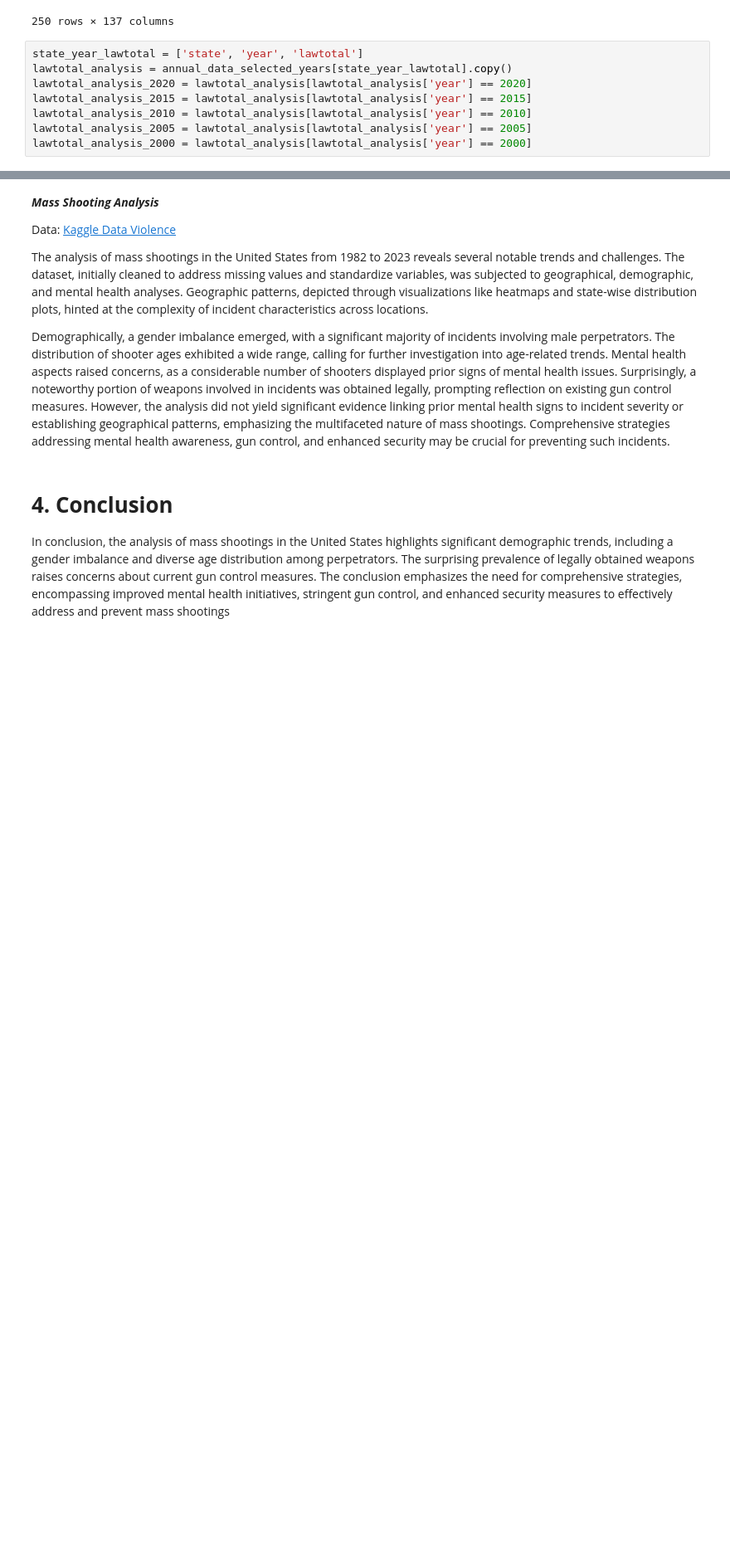
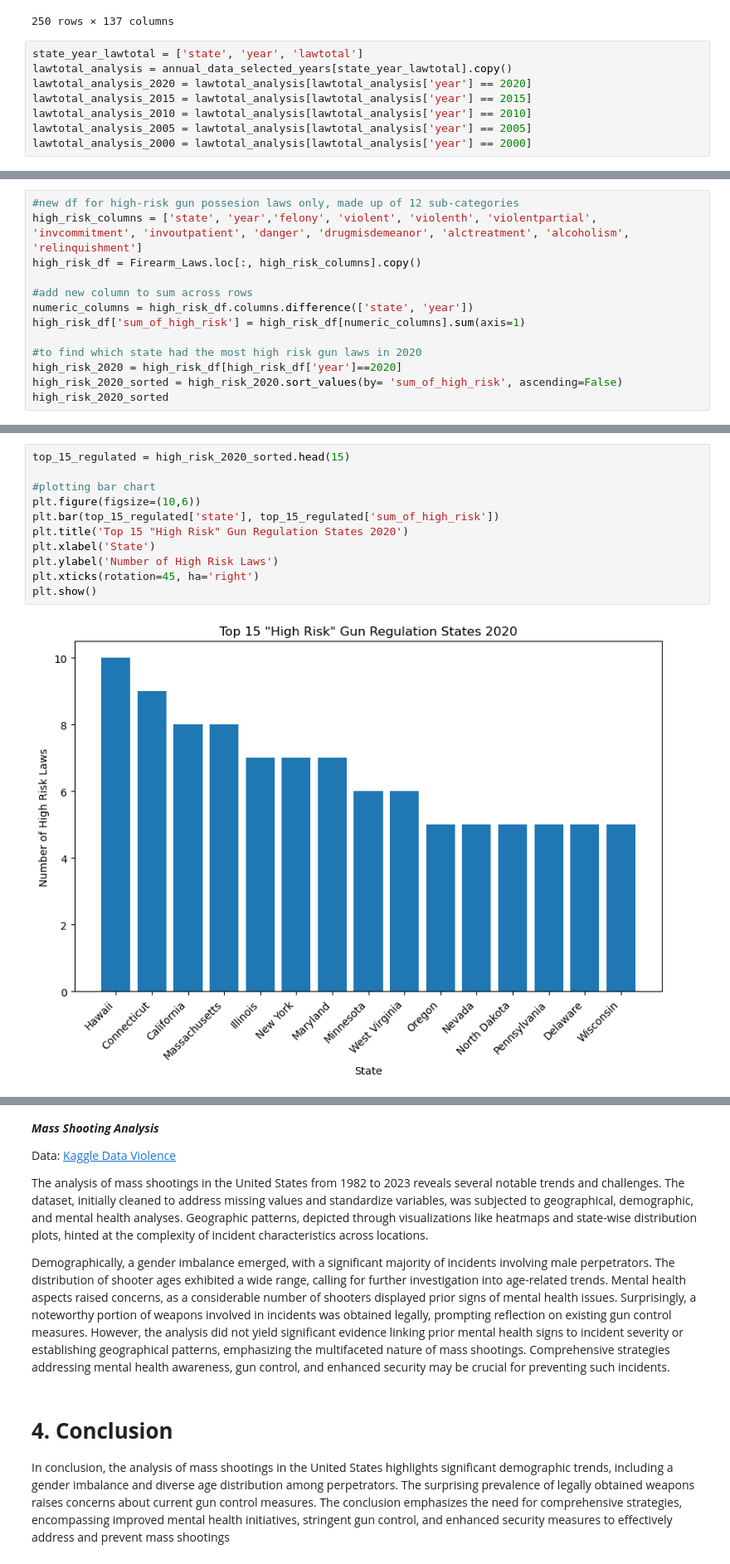
Before and after one commit to alexandracyran/Fall-2023-Gun-Violence, a Jupyter notebook: Final_Gun_Violence_Notebook.ipynb, the cells around one changed output, grey strips where cells are left out. Shown at 83% size. Drawn from its saved outputs; the diff is of its cells as text; blank space fills up the shorter version.

```diff
--- a/Final_Gun_Violence_Notebook.ipynb
+++ b/Final_Gun_Violence_Notebook.ipynb
@@ -100,0 +179,13 @@ lawtotal_analysis_2000 = lawtotal_analysis[lawtotal_analysis['year'] == 2000]
+# %%
+#new df for high-risk gun possesion laws only, made up of 12 sub-categories
+high_risk_columns = ['state', 'year','felony', 'violent', 'violenth', 'violentpartial', 'invcommitment', 'invoutpatient', 'danger', 'drugmisdemeanor', 'alctreatment', 'alcoholism', 'relinquishment']
+high_risk_df = Firearm_Laws.loc[:, high_risk_columns].copy()
+
+#add new column to sum across rows
+numeric_columns = high_risk_df.columns.difference(['state', 'year'])
+high_risk_df['sum_of_high_risk'] = high_risk_df[numeric_columns].sum(axis=1)
+
+#to find which state had the most high risk gun laws in 2020
+high_risk_2020 = high_risk_df[high_risk_df['year']==2020]
+high_risk_2020_sorted = high_risk_2020.sort_values(by= 'sum_of_high_risk', ascending=False)
+high_risk_2020_sorted
@@ -100,0 +210,13 @@ lawtotal_analysis_2000 = lawtotal_analysis[lawtotal_analysis['year'] == 2000]
+# %%
+top_15_regulated = high_risk_2020_sorted.head(15)
+
+#plotting bar chart
+plt.figure(figsize=(10,6))
+plt.bar(top_15_regulated['state'], top_15_regulated['sum_of_high_risk'])
+plt.title('Top 15 "High Risk" Gun Regulation States 2020')
+plt.xlabel('State')
+plt.ylabel('Number of High Risk Laws')
+plt.xticks(rotation=45, ha='right')
+plt.show()
+# %% [output]
+[figure, added]
```
Also changed, not shown: parts of 11 cells of this notebook, 2 other files.
